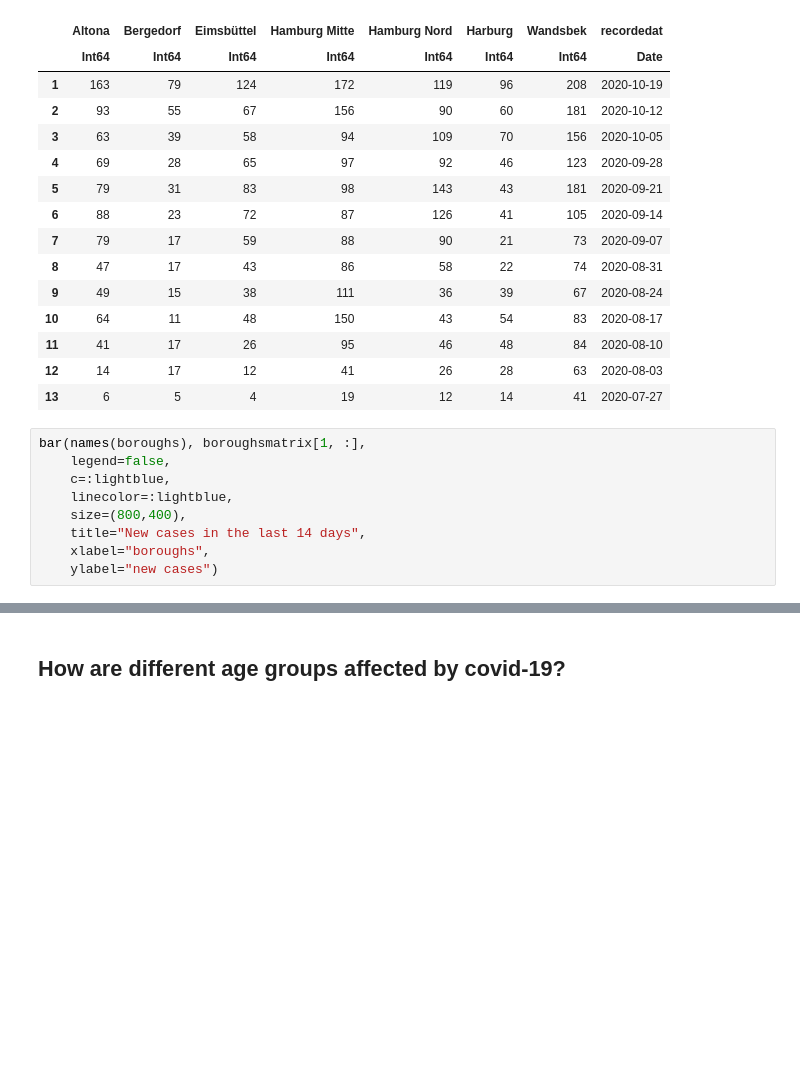
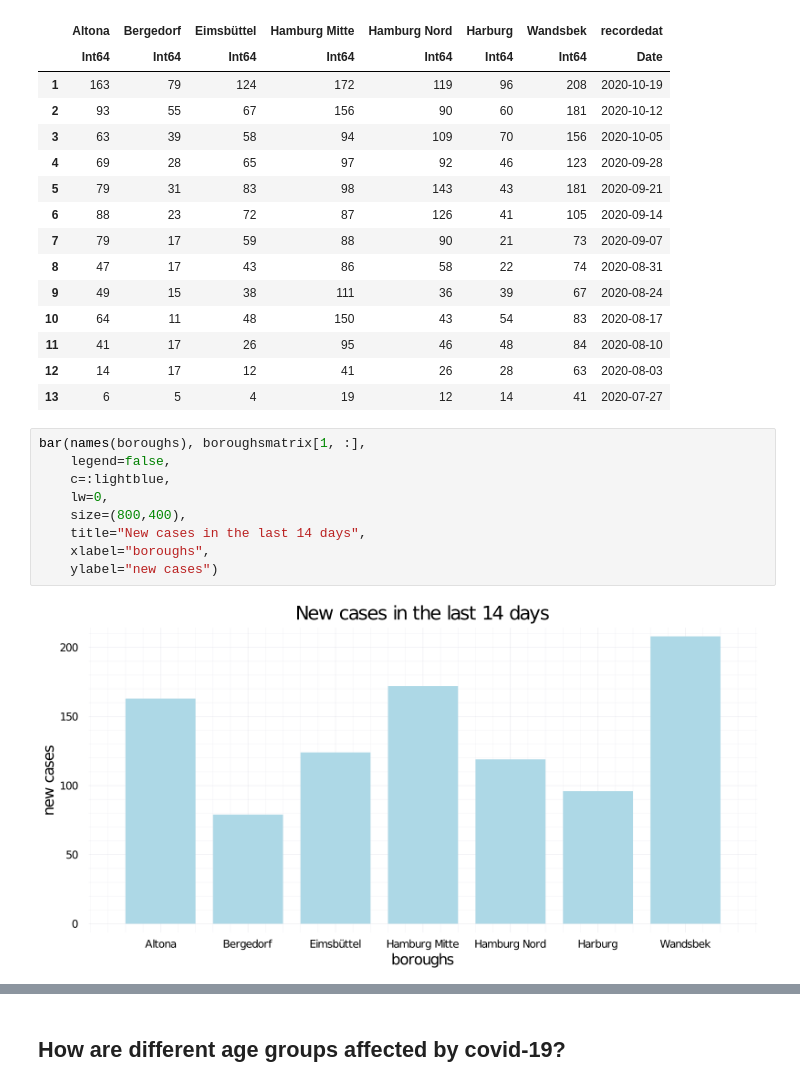
Before and after one commit to oem/Hamburg.jl, a Jupyter notebook: docs/Hamburg.ipynb, the cells around one changed output, grey strips where cells are left out. Drawn from its saved outputs; the diff is of its cells as text; blank space fills up the shorter version.

```diff
--- a/docs/Hamburg.ipynb
+++ b/docs/Hamburg.ipynb
@@ -113,12 +119,14 @@ boroughsovertime
 # %%
 bar(names(boroughs), boroughsmatrix[1, :],
     legend=false,
     c=:lightblue,
-    linecolor=:lightblue,
+    lw=0,
     size=(800,400),
     title="New cases in the last 14 days",
     xlabel="boroughs",
     ylabel="new cases")
+# %% [output]
+[figure, added]
 # %%
 tb = TimeArray(boroughsovertime, timestamp=:recordedat)
 
```
Also changed, not shown: parts of 7 cells of this notebook.
